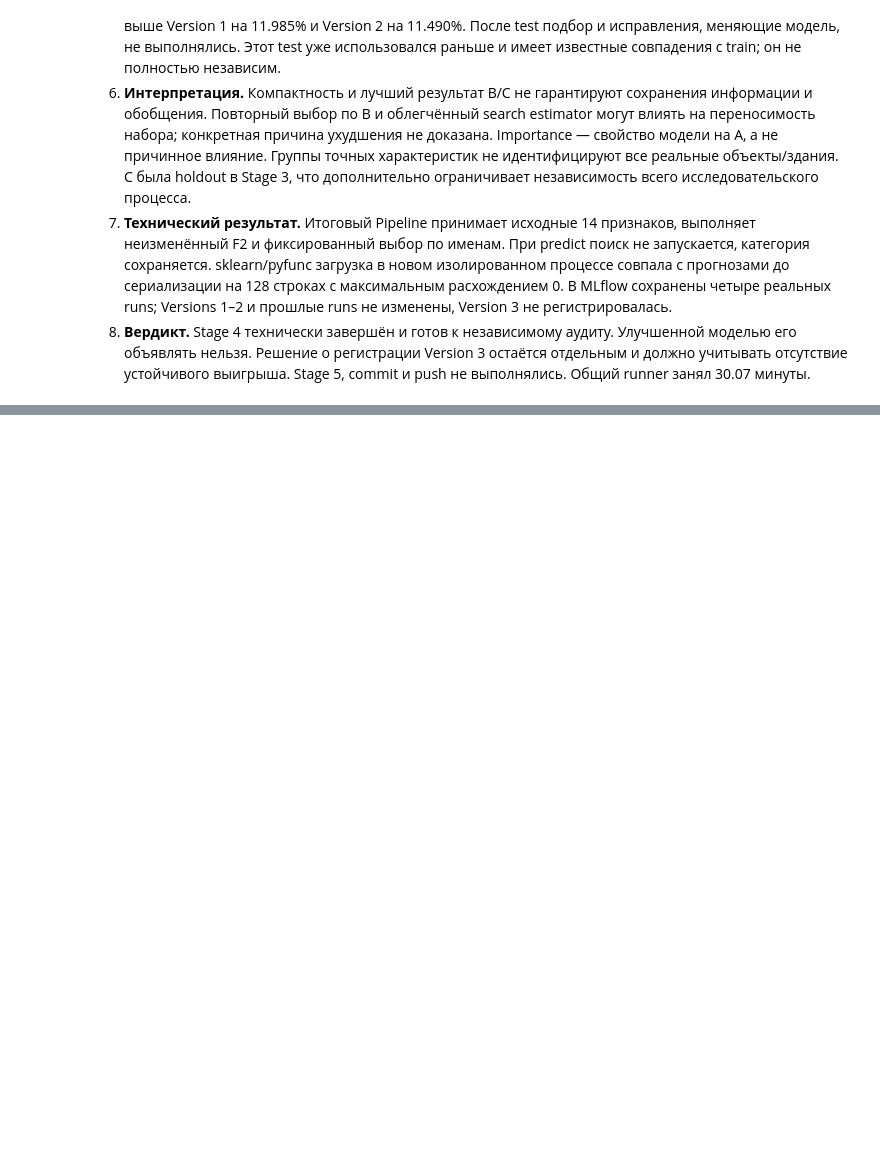
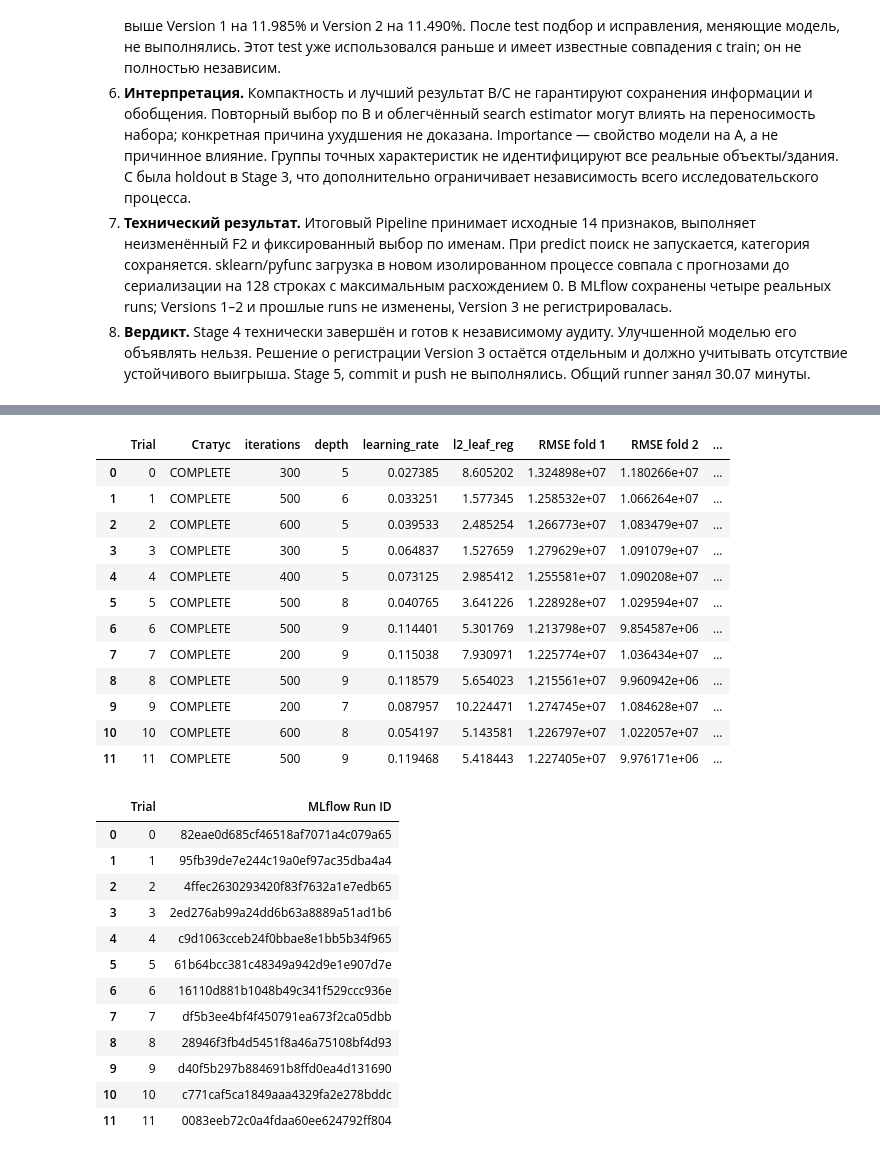
Before and after one commit to egpozd/mle-mlflow, a Jupyter notebook: model_improvement/model_improvement.ipynb, the cells around one changed output, grey strips where cells are left out. Drawn from its saved outputs; the diff is of its cells as text; code cells hidden in the pictures; blank space fills up the shorter version.

```diff
--- a/model_improvement/model_improvement.ipynb
+++ b/model_improvement/model_improvement.ipynb
@@ -1102,0 +1390,41 @@ Train не изменён. Commit/push и регистрация Version 3 не
+# %%
+stage5_optuna = stage5_results["optuna"]
+assert len(stage5_optuna["trials"]) == stage5_budget
+assert all(row["state"] == "COMPLETE" for row in stage5_optuna["trials"])
+stage5_optuna_table = pd.DataFrame([
+    {"Trial": row["number"], "Статус": row["state"], **row["parameters"],
+     "RMSE fold 1": row["folds"][0]["rmse"], "RMSE fold 2": row["folds"][1]["rmse"],
+     "RMSE fold 3": row["folds"][2]["rmse"], "CV RMSE": row["mean_rmse"],
+     "CV std": row["std_rmse"], "MAE": row["mean_mae"], "R²": row["mean_r2"],
+     "Время, с": row["duration_seconds"]}
+    for row in stage5_optuna["trials"]])
+display(stage5_optuna_table)
+display(pd.DataFrame([{"Trial": row["number"], "MLflow Run ID": row["run_id"]}
+                      for row in stage5_optuna["trials"]]))
+# %% [output]
+|  | Trial | Статус | iterations | depth | learning_rate | l2_leaf_reg | RMSE fold 1 | RMSE fold 2 | ... |
+| 0 | 0 | COMPLETE | 300 | 5 | 0.027385 | 8.605202 | 1.324898e+07 | 1.180266e+07 | ... |
+| 1 | 1 | COMPLETE | 500 | 6 | 0.033251 | 1.577345 | 1.258532e+07 | 1.066264e+07 | ... |
+| 2 | 2 | COMPLETE | 600 | 5 | 0.039533 | 2.485254 | 1.266773e+07 | 1.083479e+07 | ... |
+| 3 | 3 | COMPLETE | 300 | 5 | 0.064837 | 1.527659 | 1.279629e+07 | 1.091079e+07 | ... |
+| 4 | 4 | COMPLETE | 400 | 5 | 0.073125 | 2.985412 | 1.255581e+07 | 1.090208e+07 | ... |
+| 5 | 5 | COMPLETE | 500 | 8 | 0.040765 | 3.641226 | 1.228928e+07 | 1.029594e+07 | ... |
+| 6 | 6 | COMPLETE | 500 | 9 | 0.114401 | 5.301769 | 1.213798e+07 | 9.854587e+06 | ... |
+| 7 | 7 | COMPLETE | 200 | 9 | 0.115038 | 7.930971 | 1.225774e+07 | 1.036434e+07 | ... |
+| 8 | 8 | COMPLETE | 500 | 9 | 0.118579 | 5.654023 | 1.215561e+07 | 9.960942e+06 | ... |
+| 9 | 9 | COMPLETE | 200 | 7 | 0.087957 | 10.224471 | 1.274745e+07 | 1.084628e+07 | ... |
+| 10 | 10 | COMPLETE | 600 | 8 | 0.054197 | 5.143581 | 1.226797e+07 | 1.022057e+07 | ... |
+| 11 | 11 | COMPLETE | 500 | 9 | 0.119468 | 5.418443 | 1.227405e+07 | 9.976171e+06 | ... |
+|  | Trial | MLflow Run ID |
+| 0 | 0 | 82eae0d685cf46518af7071a4c079a65 |
+| 1 | 1 | 95fb39de7e244c19a0ef97ac35dba4a4 |
+| 2 | 2 | 4ffec2630293420f83f7632a1e7edb65 |
+| 3 | 3 | 2ed276ab99a24dd6b63a8889a51ad1b6 |
+| 4 | 4 | c9d1063cceb24f0bbae8e1bb5b34f965 |
+| 5 | 5 | 61b64bcc381c48349a942d9e1e907d7e |
+| 6 | 6 | 16110d881b1048b49c341f529ccc936e |
+| 7 | 7 | df5b3ee4bf4f450791ea673f2ca05dbb |
+| 8 | 8 | 28946f3fb4d5451f8a46a75108bf4d93 |
+| 9 | 9 | d40f5b297b884691b8ffd0ea4d131690 |
+| 10 | 10 | c771caf5ca1849aaa4329fa2e278bddc |
+| 11 | 11 | 0083eeb72c0a4fdaa60ee624792ff804 |
```
Also changed, not shown: parts of 24 cells of this notebook, 3 other files.
